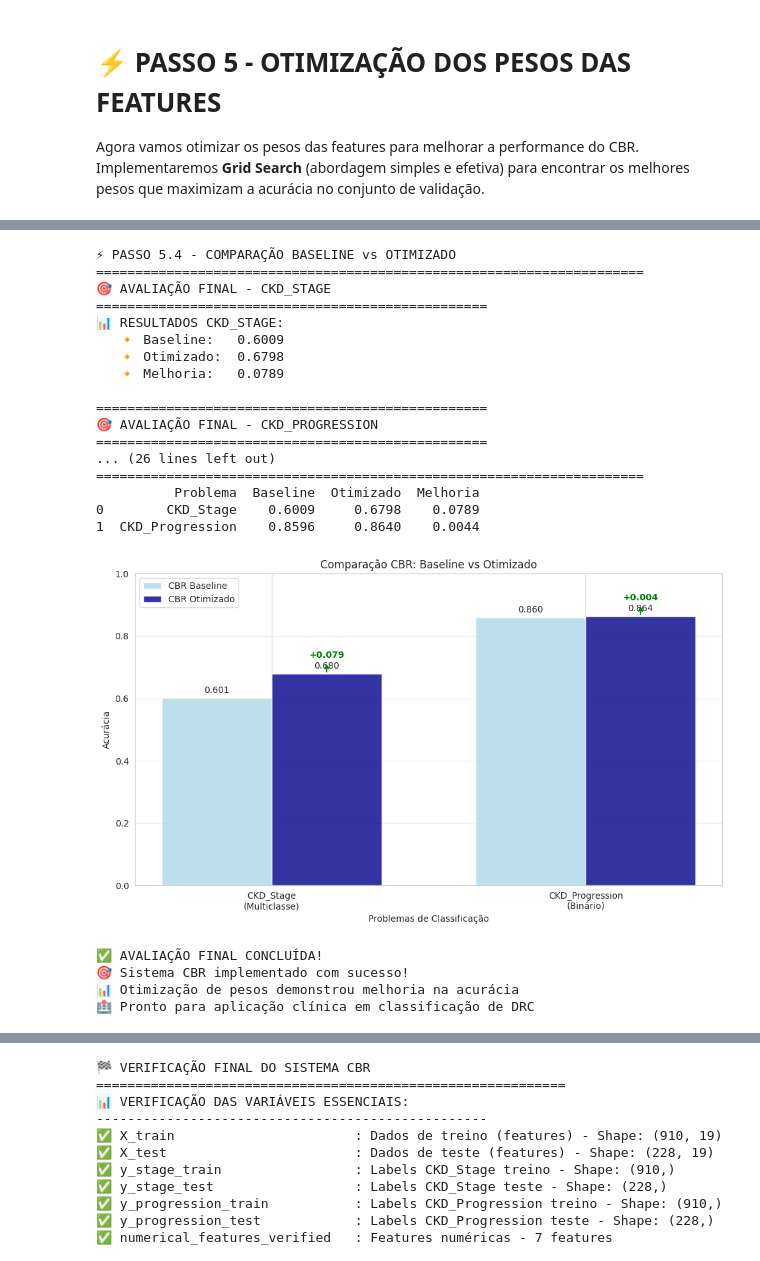
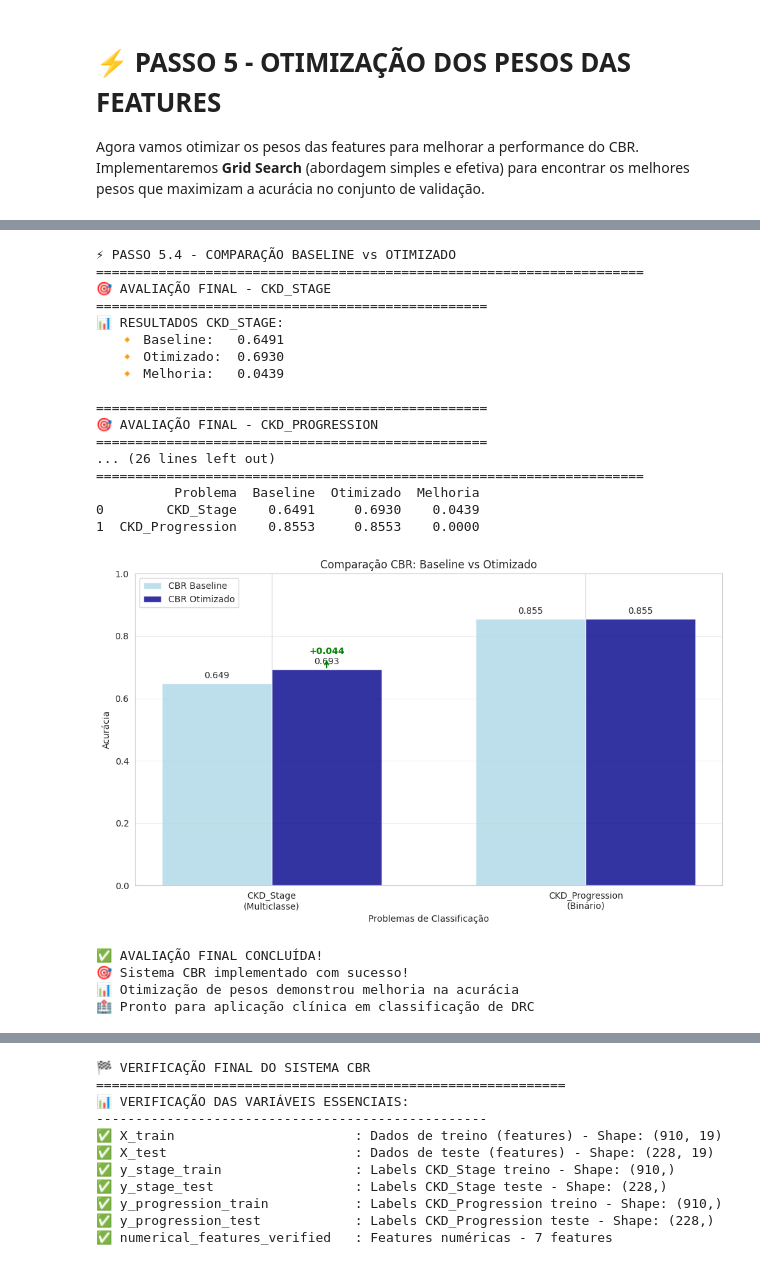
Before and after one commit to leonardopn/DRC-CKD-CBR-Classifier, a Jupyter notebook: main.ipynb, the cells around one changed output, grey strips where cells are left out. Drawn from its saved outputs; the diff is of its cells as text; code cells hidden in the pictures.

```diff
--- a/main.ipynb
+++ b/main.ipynb
@@ -2387,8 +2743,8 @@ def evaluate_cbr_final(X_train_data, y_train_data, X_test_data, y_test_data,
                       feature_weights, problem_name, k=5):
     """Avaliação final com métricas completas"""
 
-    cbr = SimpleCBR(k=k, feature_weights=feature_weights)
-    cbr.fit(X_train_data, y_train_data)
+    cbr = CBRClassifier(k=k, feature_weights=feature_weights)
+    cbr.fit(X_train_data, y_train_data, numerical_features_verified, categorical_features_verified)
     predictions = cbr.predict(X_test_data)
 
     from sklearn.metrics import accuracy_score, classification_report, confusion_matrix
@@ -2499,39 +2855,39 @@ for i, (base, opt) in enumerate(zip(baseline_accs, optimized_accs)):
                     arrowprops=dict(arrowstyle='<-', color='green', lw=1.5),
                     ha='center', color='green', fontweight='bold')
 
 plt.ylabel('Acurácia')
 plt.title('Comparação CBR: Baseline vs Otimizado')
 plt.xlabel('Problemas de Classificação')
 plt.xticks(x, problems)
 plt.legend()
 plt.ylim(0, 1)
 plt.grid(axis='y', alpha=0.3)
 plt.tight_layout()
 plt.show()
 
 print("\n✅ AVALIAÇÃO FINAL CONCLUÍDA!")
 print("🎯 Sistema CBR implementado com sucesso!")
 print("📊 Otimização de pesos demonstrou melhoria na acurácia")
 print("🏥 Pronto para aplicação clínica em classificação de DRC")
 # %% [output]
 ⚡ PASSO 5.4 - COMPARAÇÃO BASELINE vs OTIMIZADO
 ======================================================================
 🎯 AVALIAÇÃO FINAL - CKD_STAGE
 ==================================================
 📊 RESULTADOS CKD_STAGE:
-   🔸 Baseline:   0.6009
-   🔸 Otimizado:  0.6798
-   🔸 Melhoria:   0.0789
+   🔸 Baseline:   0.6491
+   🔸 Otimizado:  0.6930
+   🔸 Melhoria:   0.0439
 
 ==================================================
 🎯 AVALIAÇÃO FINAL - CKD_PROGRESSION
 ==================================================
 ... (26 lines left out)
 ======================================================================
           Problema  Baseline  Otimizado  Melhoria
-0        CKD_Stage    0.6009     0.6798    0.0789
-1  CKD_Progression    0.8596     0.8640    0.0044
+0        CKD_Stage    0.6491     0.6930    0.0439
+1  CKD_Progression    0.8553     0.8553    0.0000
-[figure, old version]
+[figure, new version]
 ✅ AVALIAÇÃO FINAL CONCLUÍDA!
 🎯 Sistema CBR implementado com sucesso!
 📊 Otimização de pesos demonstrou melhoria na acurácia
```
Also changed, not shown: parts of 13 cells of this notebook.
